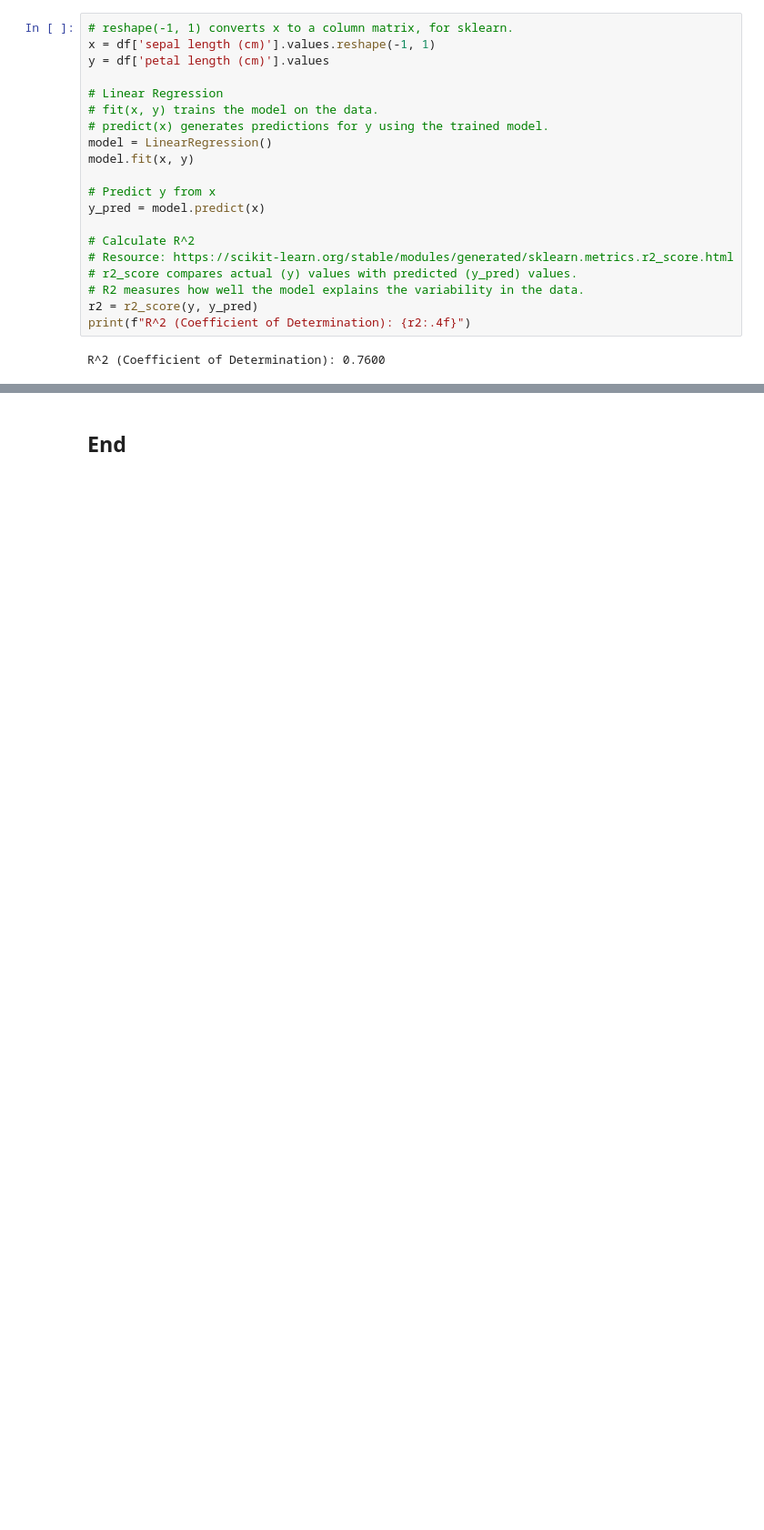
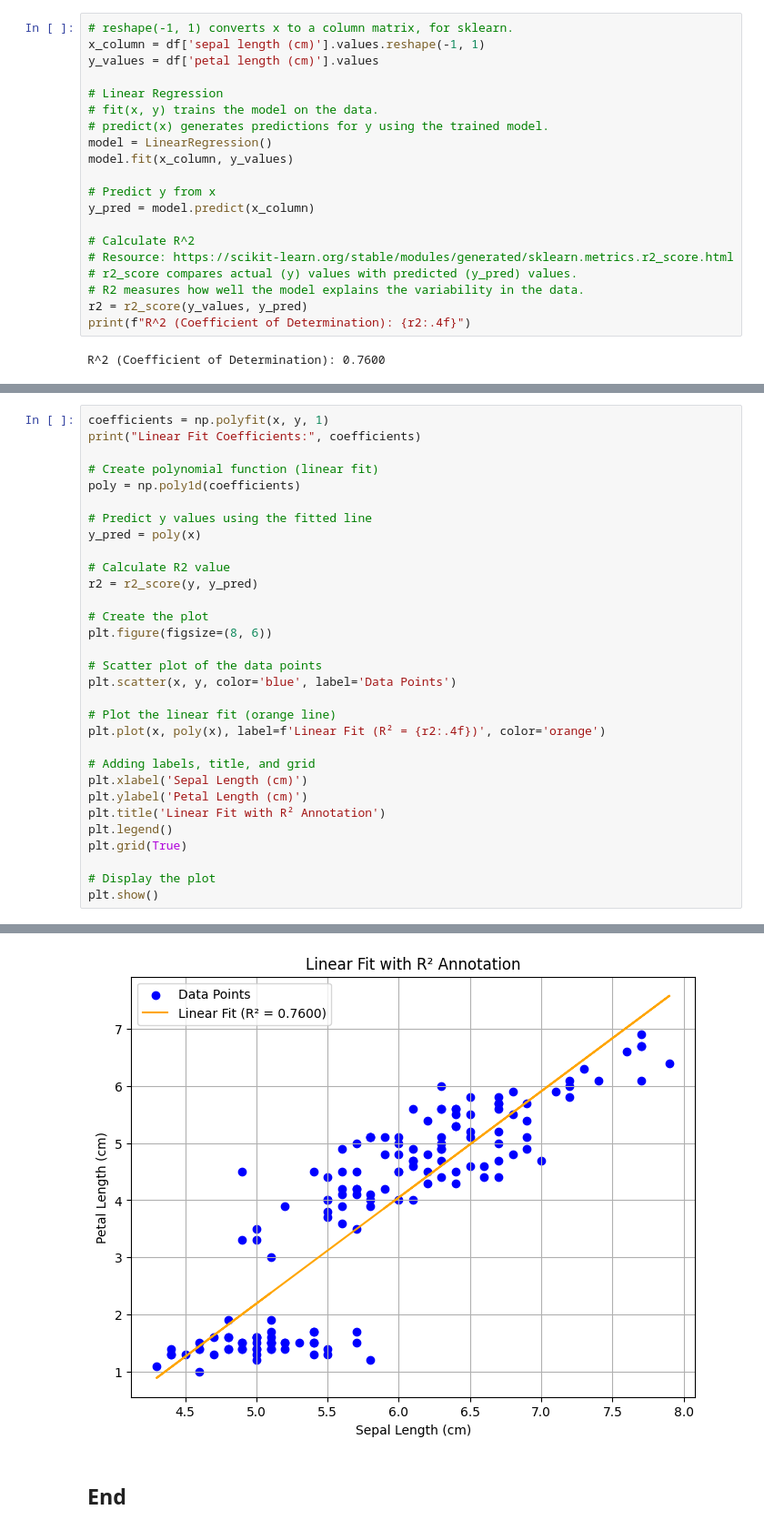
Before and after one commit to tanyasanjuan/principles_of_data_analytics, a Jupyter notebook: iris-dataset-tasks.ipynb, the cells around one changed output, grey strips where cells are left out. Shown at 91% size. Cells and saved outputs as stored; diff of their text form; blank space fills up the shorter version.

Commit message:
Task 9 Reacreation the plot from task 6, annotate the r2 value.

```diff
--- a/iris-dataset-tasks.ipynb
+++ b/iris-dataset-tasks.ipynb
@@ -356,17 +356,17 @@ from sklearn.linear_model import LinearRegression
 from sklearn.metrics import r2_score
 # %%
 # reshape(-1, 1) converts x to a column matrix, for sklearn.
-x = df['sepal length (cm)'].values.reshape(-1, 1)
-y = df['petal length (cm)'].values
+x_column = df['sepal length (cm)'].values.reshape(-1, 1)
+y_values = df['petal length (cm)'].values
 
 # Linear Regression
 # fit(x, y) trains the model on the data.
 # predict(x) generates predictions for y using the trained model.
 model = LinearRegression()
-model.fit(x, y)
+model.fit(x_column, y_values)
 
 # Predict y from x
-y_pred = model.predict(x)
+y_pred = model.predict(x_column)
 
 # Calculate R^2
 # Resource: https://scikit-learn.org/stable/modules/generated/sklearn.metrics.r2_score.html
@@ -374,5 +374,5 @@ y_pred = model.predict(x)
 # R2 measures how well the model explains the variability in the data.
-r2 = r2_score(y, y_pred)
+r2 = r2_score(y_values, y_pred)
 print(f"R^2 (Coefficient of Determination): {r2:.4f}")
 # %% [output]
 R^2 (Coefficient of Determination): 0.7600
@@ -378,0 +381,32 @@ R^2 (Coefficient of Determination): 0.7600
+# %%
+coefficients = np.polyfit(x, y, 1)
+print("Linear Fit Coefficients:", coefficients)
+
+# Create polynomial function (linear fit)
+poly = np.poly1d(coefficients)
+
+# Predict y values using the fitted line
+y_pred = poly(x)
+
+# Calculate R2 value
+r2 = r2_score(y, y_pred)
+
+# Create the plot
+plt.figure(figsize=(8, 6))
+
+# Scatter plot of the data points
+plt.scatter(x, y, color='blue', label='Data Points')
+
+# Plot the linear fit (orange line)
+plt.plot(x, poly(x), label=f'Linear Fit (R² = {r2:.4f})', color='orange')
+
+# Adding labels, title, and grid
+plt.xlabel('Sepal Length (cm)')
+plt.ylabel('Petal Length (cm)')
+plt.title('Linear Fit with R² Annotation')
+plt.legend()
+plt.grid(True)
+
+# Display the plot
+plt.show()
+# %% [output]
@@ -379,2 +414,3 @@ R^2 (Coefficient of Determination): 0.7600
+[figure, added]
 # %% [markdown]
 ## End
```
Also changed, not shown: parts of 2 cells of this notebook.
